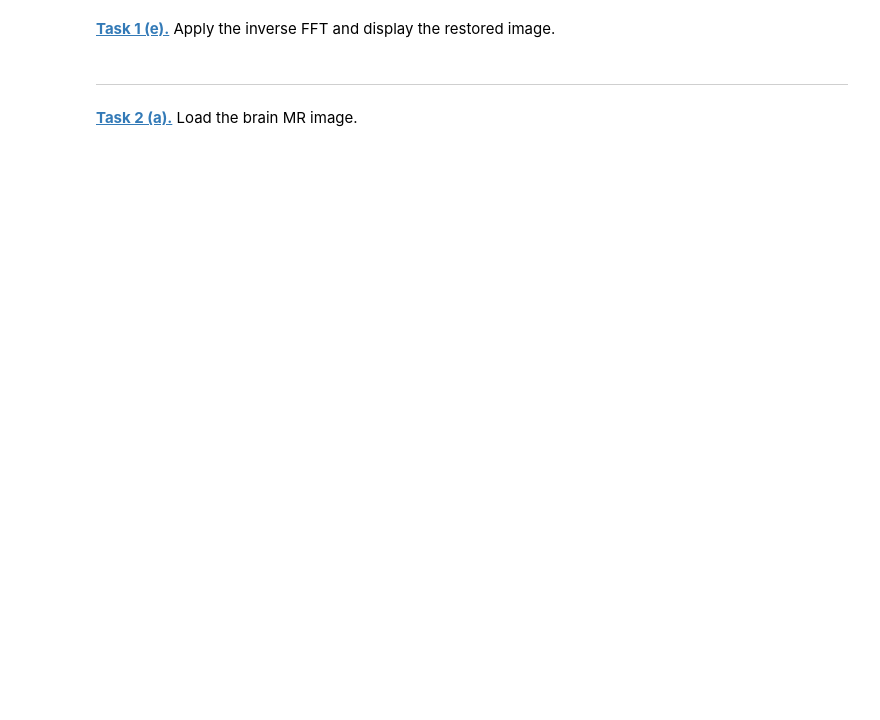
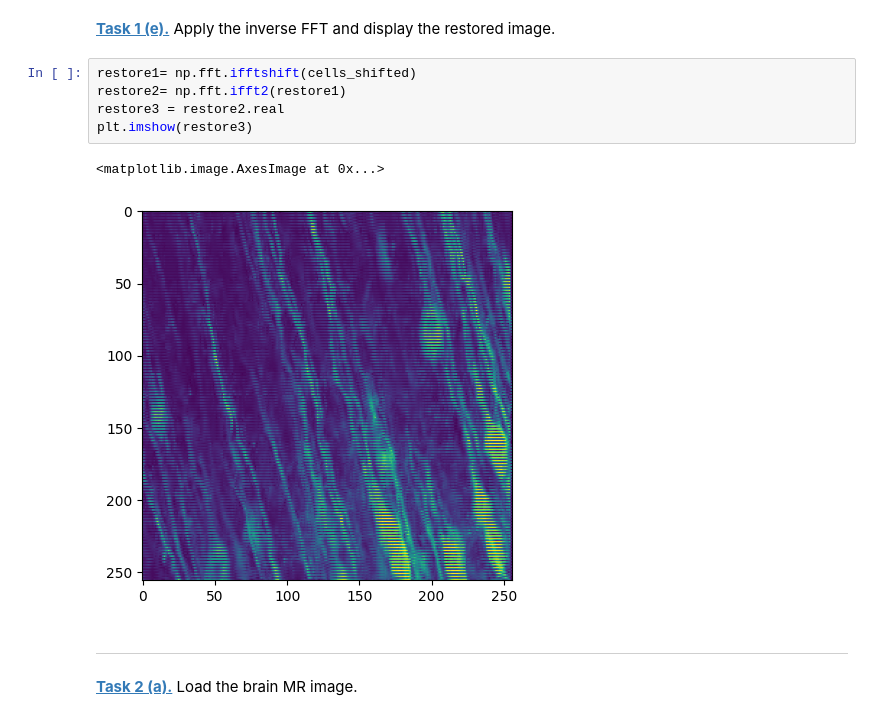
Before and after one commit to annachek3-creator/mobi-fs5-python, a Jupyter notebook: fourier.ipynb, the cells around one changed output. Saved outputs shown, nothing was run; the diff lists cells and outputs as text; blank space fills up the shorter version.

```diff
--- a/fourier.ipynb
+++ b/fourier.ipynb
@@ -24,5 +105,13 @@ plt.imshow(phase, 'gray')
 # %% [markdown]
 **[Task 1 (e).]()** Apply the inverse FFT and display the restored image.
+# %%
+restore1= np.fft.ifftshift(cells_shifted)
+restore2= np.fft.ifft2(restore1)
+restore3 = restore2.real
+plt.imshow(restore3)
+# %% [output]
+<matplotlib.image.AxesImage at 0x...>
+[figure, added]
 # %% [markdown]
 ---
 # %% [markdown]
```
Also changed, not shown: parts of 17 cells of this notebook.
